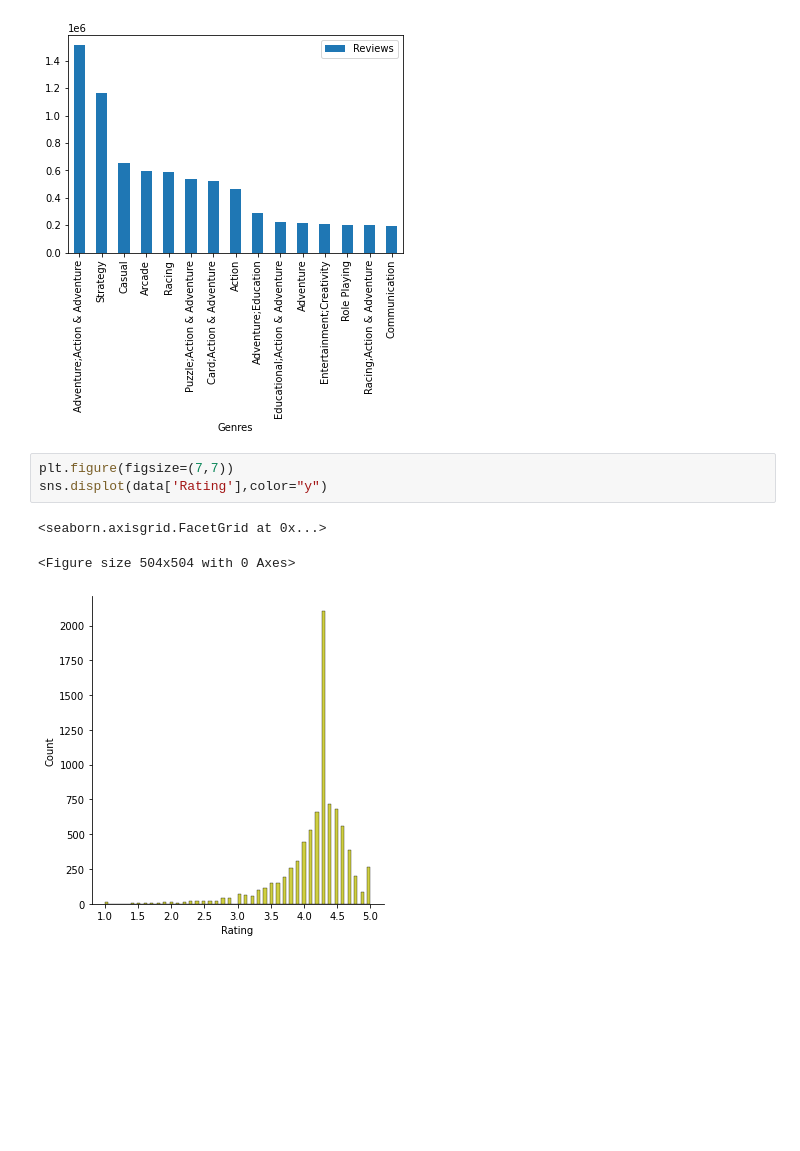
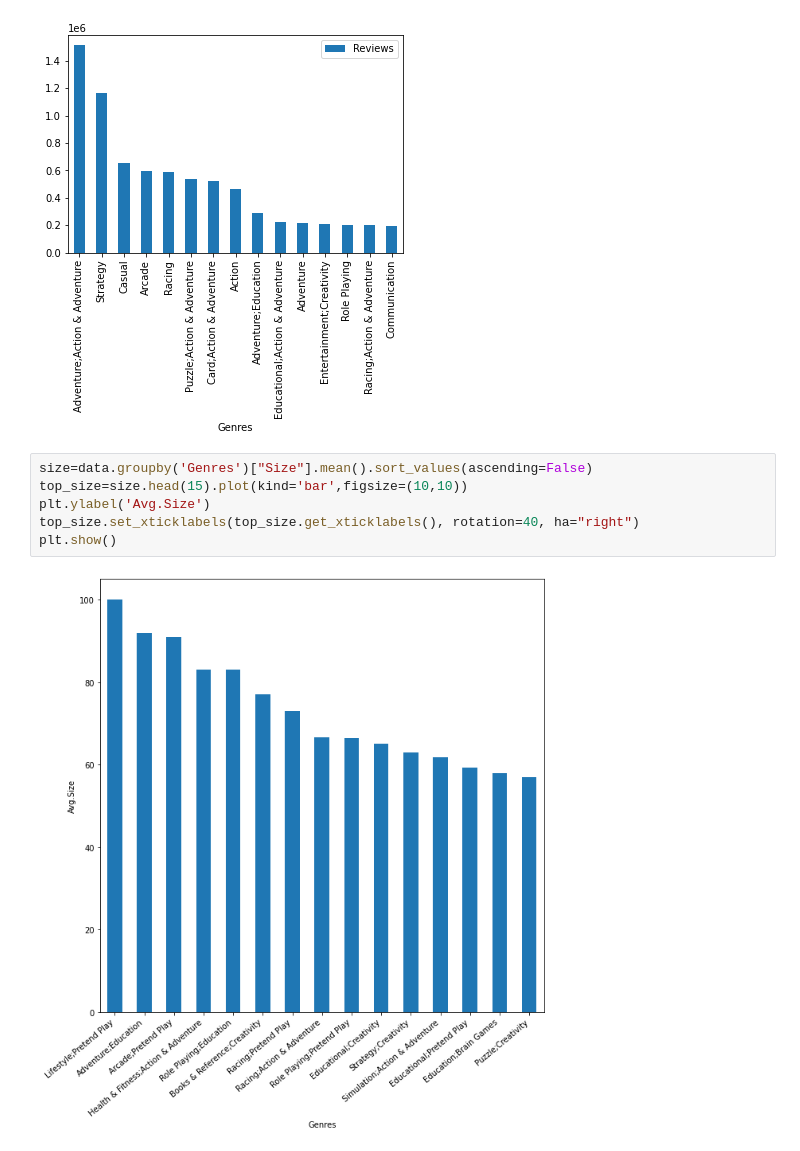
Before and after one commit to anasabbad/Play-Store-App-Review-Analysis--EDA-Capstone, a Jupyter notebook: Play_Store_App_Review_Analysis_Capstone_Project.ipynb, the cells around one changed output. Saved outputs shown, nothing was run; the diff lists cells and outputs as text; blank space fills up the shorter version.

```diff
--- a/Play_Store_App_Review_Analysis_Capstone_Project.ipynb
+++ b/Play_Store_App_Review_Analysis_Capstone_Project.ipynb
@@ -571,10 +571,11 @@ top_reviewed.plot(x="Genres", y=["Reviews"], kind="bar")
 35                    Communication  1.908700e+05
 <matplotlib.axes._subplots.AxesSubplot at 0x...>
 [figure]
-# %%
-plt.figure(figsize=(7,7))
-sns.displot(data['Rating'],color="y")
-# %% [output]
-<seaborn.axisgrid.FacetGrid at 0x...>
-<Figure size 504x504 with 0 Axes>
-[figure, removed]
+# %%
+size=data.groupby('Genres')["Size"].mean().sort_values(ascending=False)
+top_size=size.head(15).plot(kind='bar',figsize=(10,10))
+plt.ylabel('Avg.Size')
+top_size.set_xticklabels(top_size.get_xticklabels(), rotation=40, ha="right")
+plt.show()
+# %% [output]
+[figure, added]
```
Also changed, not shown: parts of 5 cells of this notebook.
